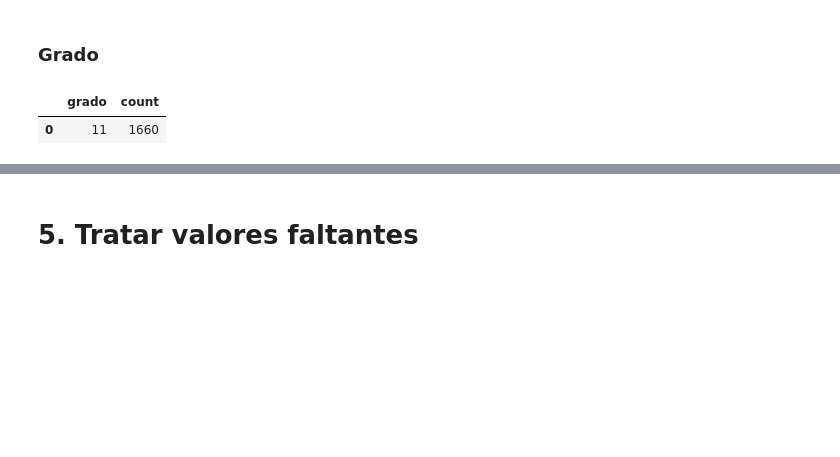
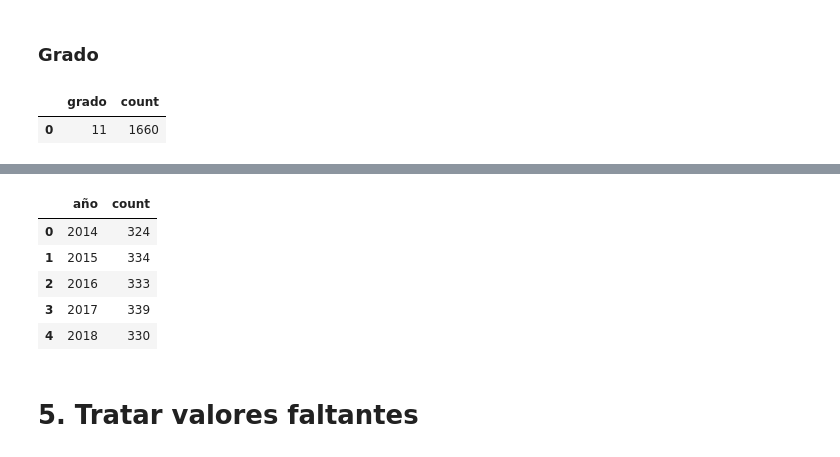
Before and after one commit to AlexanderBedoyaC/no_supervisado, a Jupyter notebook: 1. Limpieza y Transformación.ipynb, the cells around one changed output, grey strips where cells are left out. Cells and saved outputs as stored; diff of their text form; code cells hidden in the pictures; blank space fills up the shorter version.

```diff
--- a/1. Limpieza y Transformación.ipynb
+++ b/1. Limpieza y Transformación.ipynb
@@ -103,3 +121,12 @@ df.groupby(['grado'], dropna=False)[['codigo_dane']].count().rename(columns={'co
+# %%
+df.groupby(['año'], dropna=False)[['codigo_dane']].count().rename(columns={'codigo_dane':'count'}).reset_index()
+# %% [output]
+|  | año | count |
+| 0 | 2014 | 324 |
+| 1 | 2015 | 334 |
+| 2 | 2016 | 333 |
+| 3 | 2017 | 339 |
+| 4 | 2018 | 330 |
 # %% [markdown]
 # 5. Tratar valores faltantes
 # %% [markdown]
```
Also changed, not shown: parts of 8 cells of this notebook, 2 other files.
